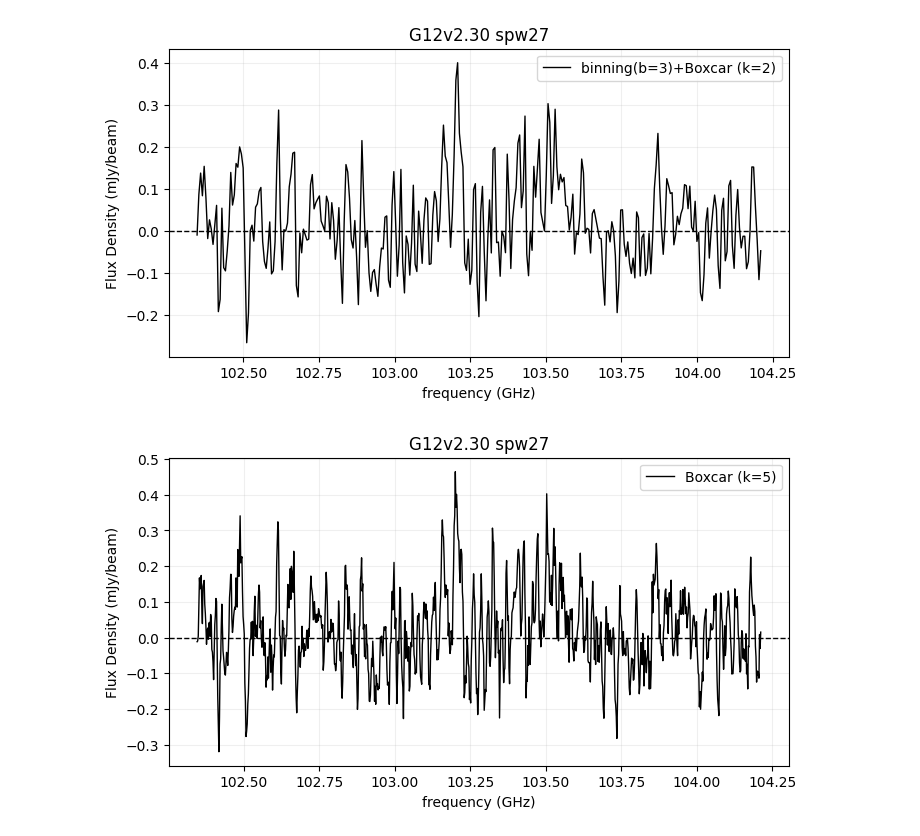
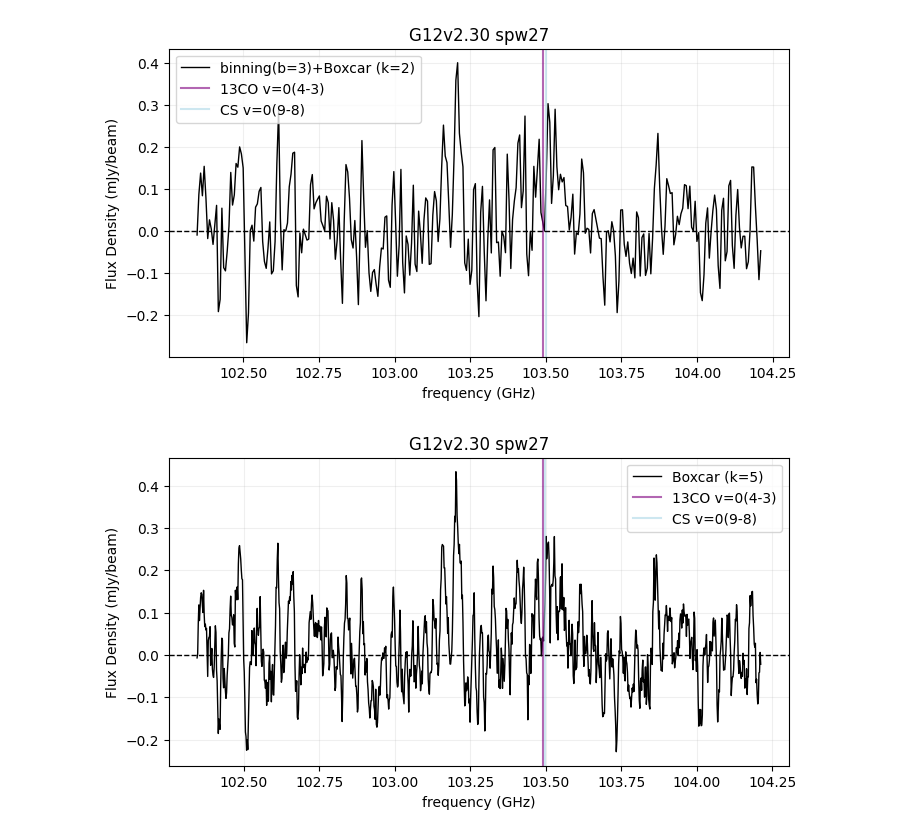
Before and after one commit to 000RF/2025-summer, a Jupyter notebook: G12v2.30/上/spw27.ipynb, the cells around one changed output. Drawn from its saved outputs; the diff is of its cells as text; code cells hidden in the pictures.

```diff
--- a/G12v2.30/上/spw27.ipynb
+++ b/G12v2.30/上/spw27.ipynb
@@ -63,7 +63,9 @@ plt.figure(figsize=(8, 4))
 plt.plot(x_binned, y_binned_boxcar, color="black", linewidth=1, label="binning(b=3)+Boxcar (k=2)")
 #for freq, label in my_lines:
 #    plt.axvline(freq, color="red", linestyle="-", alpha=0.6)
-#    plt.text(freq, max(y_binned_boxcar)*-0.6, label, rotation=90, color="red", fontsize=10, ha='right', va='bottom')
+#    plt.text(freq, max(y_boxcar)*-0.6, label, rotation=90, color="red", fontsize=10, ha='right', va='bottom')
+plt.axvline(103.490296, color="purple", linestyle="-", alpha=0.6, label="13CO v=0(4-3)")
+plt.axvline(103.499234, color="lightblue", linestyle="-", alpha=0.6, label="CS v=0(9-8)")
 #for freq, label in template_lines:
 #    plt.axvline(freq, color="blue", linestyle="-", alpha=0.6)
 #    plt.text(freq, max(df[df.columns[1]])*-0.6, label, rotation=90, color="blue", fontsize=10, ha='right', va='bottomp')
@@ -72,33 +74,35 @@ plt.ylabel("Flux Density (mJy/beam)")
 plt.title("G12v2.30 spw27")
 #plt.xlim(    ,     )
 #plt.ylim(    ,     )
 plt.axhline(0, color="black", linewidth=1, linestyle="--")
 plt.grid(True, alpha=0.2)
 plt.legend()
 plt.show()
 
 
 #if you just need boxcar smoothing
 
-y_boxcar = boxcar_smooth(y, kernel_size=5)
+y_boxcar = boxcar_smooth(y, kernel_size=7)
 
 plt.figure(figsize=(8, 4))
 plt.plot(x, y_boxcar, color="black", linewidth=1, label="Boxcar (k=5)")
 #for freq, label in my_lines:
 #    plt.axvline(freq, color="red", linestyle="-", alpha=0.6)
 #    plt.text(freq, max(y_boxcar)*-0.6, label, rotation=90, color="red", fontsize=10, ha='right', va='bottom')
+plt.axvline(103.490296, color="purple", linestyle="-", alpha=0.6, label="13CO v=0(4-3)")
+plt.axvline(103.499234, color="lightblue", linestyle="-", alpha=0.6, label="CS v=0(9-8)")
 #for freq, label in template_lines:
 #    plt.axvline(freq, color="blue", linestyle="-", alpha=0.6)
 #    plt.text(freq, max(df[df.columns[1]])*-0.6, label, rotation=90, color="blue", fontsize=10, ha='right', va='bottom')
 plt.xlabel("frequency (GHz)")
 plt.ylabel("Flux Density (mJy/beam)")
 plt.title("G12v2.30 spw27")
 #plt.xlim(    ,     )
 #plt.ylim(    ,     )
 plt.axhline(0, color="black", linewidth=1, linestyle="--")
 plt.grid(True, alpha=0.2)
 plt.legend()
 plt.show()
 # %% [output]
-[figure, old version]
+[figure, new version]
-[figure, old version]
+[figure, new version]
```
Also changed, not shown: parts of 2 cells of this notebook, 5 other files.
